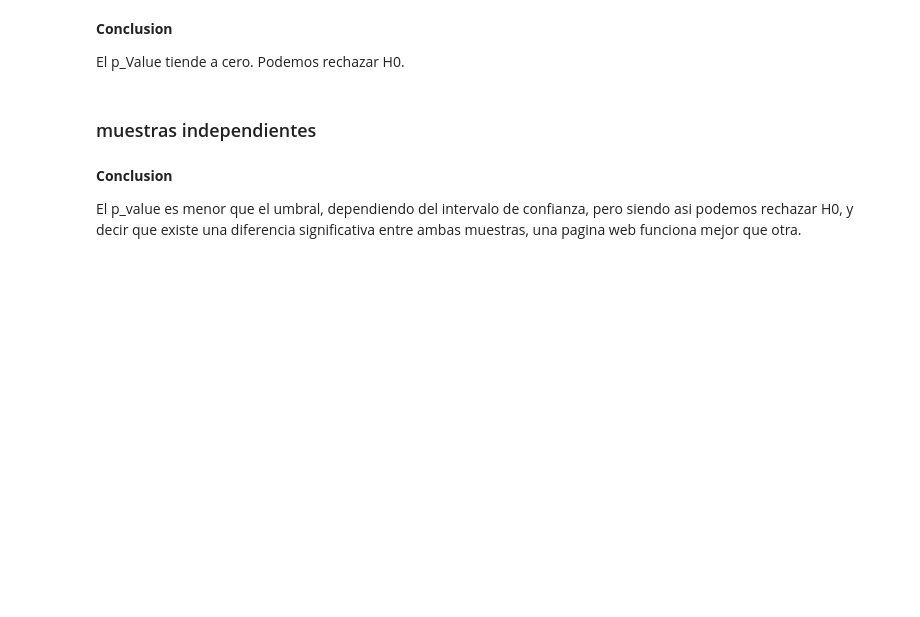
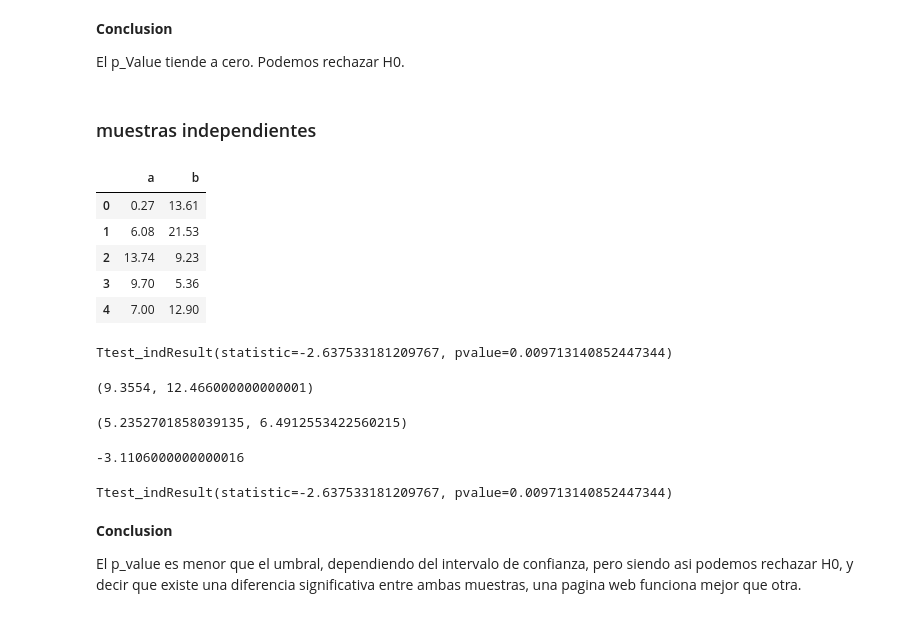
Before and after one commit to Ironhack-Data-Madrid-Abril-2023/apuntes_clase, a Jupyter notebook: semana_6/2.1 - Testeo de hipotesis.ipynb, the cells around one changed output. Cells and saved outputs as stored; diff of their text form; code cells hidden in the pictures; blank space fills up the shorter version.

```diff
--- a/semana_6/2.1 - Testeo de hipotesis.ipynb
+++ b/semana_6/2.1 - Testeo de hipotesis.ipynb
@@ -394,6 +431,40 @@ $H1: \mu≠0$   (existe una diferencia significativa entre las muestras)
 El p_Value tiende a cero. Podemos rechazar H0.
 # %% [markdown]
 ### muestras independientes
+# %%
+ab_test=pd.read_csv('../data/ab_test.csv')
+
+ab_test.head()
+# %% [output]
+|  | a | b |
+| 0 | 0.27 | 13.61 |
+| 1 | 6.08 | 21.53 |
+| 2 | 13.74 | 9.23 |
+| 3 | 9.70 | 5.36 |
+| 4 | 7.00 | 12.90 |
+# %%
+ttest_ind(ab_test.a, ab_test.b, alternative='two-sided')
+# %% [output]
+Ttest_indResult(statistic=-2.637533181209767, pvalue=0.009713140852447344)
+# %%
+ab_test.a.mean(), ab_test.b.mean()
+# %% [output]
+(9.3554, 12.466000000000001)
+# %%
+ab_test.a.std(), ab_test.b.std()
+# %% [output]
+(5.2352701858039135, 6.4912553422560215)
+# %%
+ab_test.a.mean() - ab_test.b.mean()
+# %% [output]
+-3.1106000000000016
+# %%
+ttest_ind(ab_test['a'], ab_test['b'],
+          alternative='two-sided',
+          equal_var=True   # varianza igual en las dos muestras
+         )
+# %% [output]
+Ttest_indResult(statistic=-2.637533181209767, pvalue=0.009713140852447344)
 # %% [markdown]
 **Conclusion**
 
```
Also changed, not shown: parts of 29 cells of this notebook.
